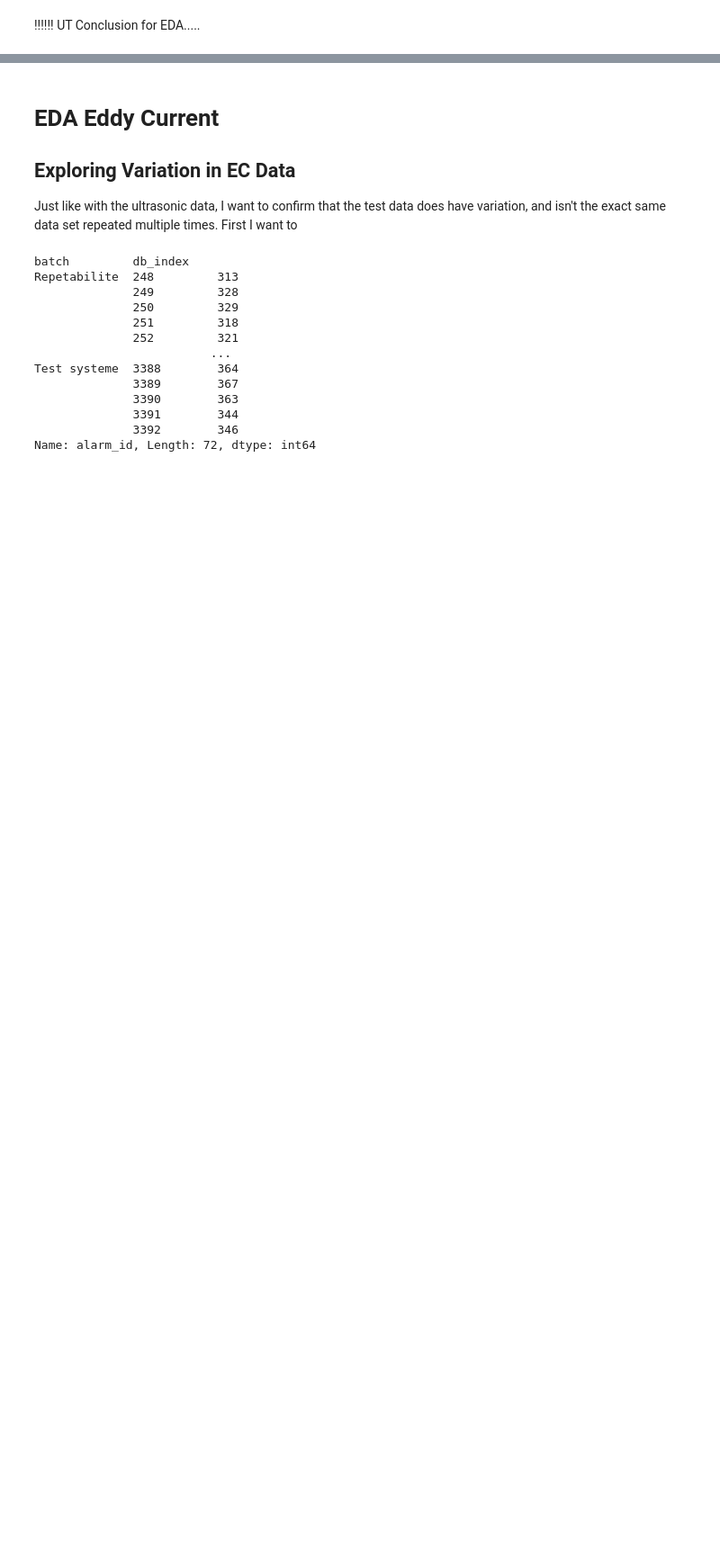
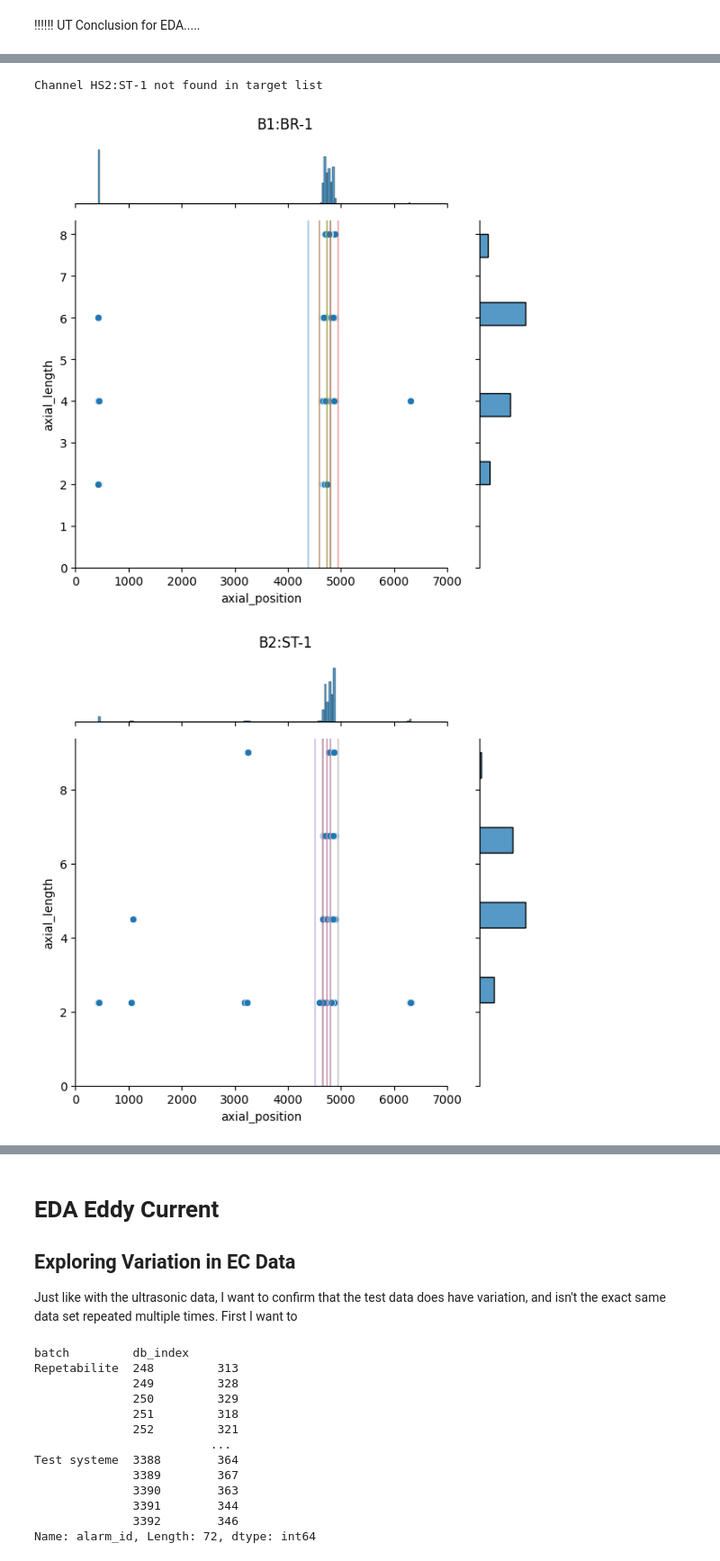
Before and after one commit to 0xFFMobius/PracticumNDT, a Jupyter notebook: practicum_core.ipynb, the cells around one changed output, grey strips where cells are left out. Shown at 90% size. Saved outputs shown, nothing was run; the diff lists cells and outputs as text; code cells hidden in the pictures; blank space fills up the shorter version.

```diff
--- a/practicum_core.ipynb
+++ b/practicum_core.ipynb
@@ -31,0 +34,20 @@ pd.read_csv('target_data_capture.csv')
+# %%
+target_locations_raw = pd.read_excel('TargetLocations.xlsx')[[
+    'inspection_equipment',
+    'channel',
+    #'section',
+    'axial_location',
+    #'axial_location_reverse',
+    'offset_distance',
+    #'axial_location_mm',
+    'axial_location_reverse_mm',
+    'offset_distance_mm',
+    #'description',
+    #'Target Reference',
+    #'Target Description',
+    #'Area on Rail',
+    #'Stamp/Brand',
+    #'Target Size (inches)',
+    #'Target Type'
+    ]]
+target_locations_raw
@@ -1202,0 +1383,56 @@ for channel, df in defects_1d_ut.groupby('channel'):
+# %%
+# color cycler from https://stackoverflow.com/questions/28430385/seaborn-cycle-through-colours-with-matplotlib-scatter
+from itertools import cycle
+palette = cycle(sns.color_palette())
+
+for channel, df in defects_1d_ut.groupby('channel'):
+    # Set defaults
+    df = df.reset_index()
+    x='axial_position'
+    y='axial_length'
+
+    g = sns.JointGrid() # Create the joint plot
+    # plot x y data as main data
+    sns.scatterplot(
+        data=df,
+        x=x,
+        y=y,
+        #hue='amplitude',
+        ax=g.ax_joint
+    )
+    try:
+        targets = target_locations.loc[channel, ['pre', 'post']]
+        for idx, target in targets.iterrows():
+            color=next(palette)
+            g.ax_joint.axvline(target['pre'], alpha=.35, color=color)
+            g.ax_joint.axvline(target['post'], alpha=.35, color=color)
+    except KeyError:
+        print(f'Channel {channel} not found in target list')
+
+    sns.histplot(
+        data=df,
+        x=x,
+        #hue=hue,
+        multiple='stack',
+        legend=False,
+        ax=g.ax_marg_x,
+    )
+    sns.histplot(
+        data=df,
+        y=y,
+        #hue=hue,
+        multiple='stack',
+        legend=False,
+        ax=g.ax_marg_y,
+    )
+
+    #g.plot(sns.scatterplot, sns.histplot)
+    g.ax_joint.set_xlim((0,7000))
+    ymax = g.ax_joint.get_ylim()[1]
+    g.ax_joint.set_ylim(ymin=0, ymax=ymax*1.005)
+    g.figure.suptitle(f'{channel}')
+    g.figure.tight_layout()
+# %% [output]
+Channel HS2:ST-1 not found in target list
+[figure, added]
+[figure, added]
```
Also changed, not shown: parts of 50 cells of this notebook, 2 other files.
